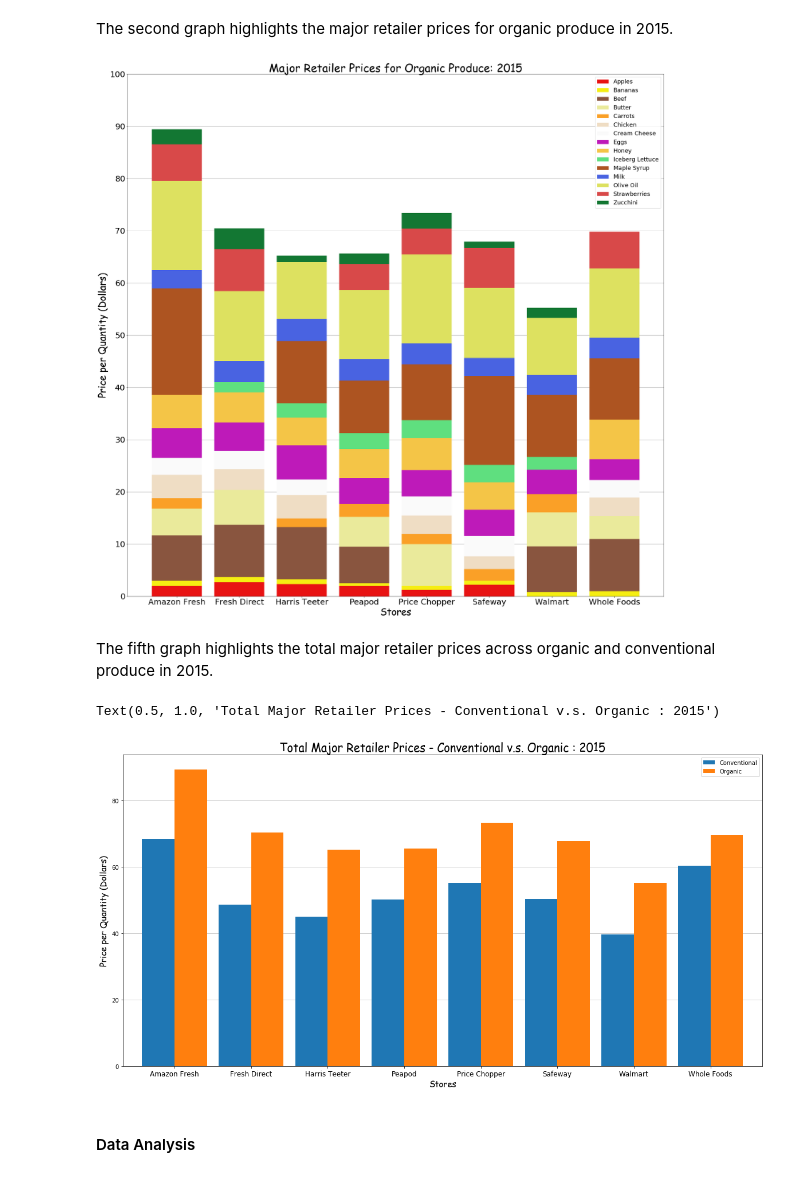
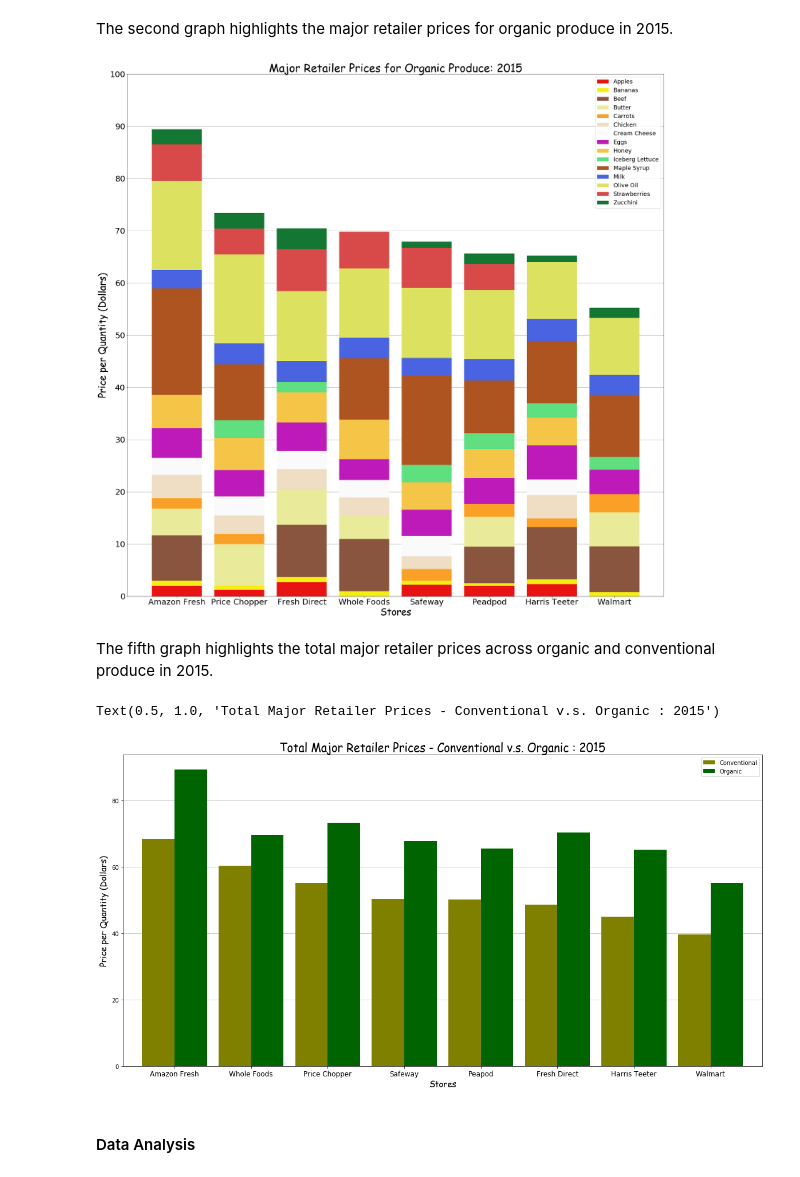
Before and after one commit to alswilli/CMPS-184-Final-Project, a Jupyter notebook: Is Organic Food worth it.ipynb, the cells around one changed output. Saved outputs shown, nothing was run; the diff lists cells and outputs as text; code cells hidden in the pictures.

Commit message:
data also formatted more

```diff
--- a/Is Organic Food worth it.ipynb
+++ b/Is Organic Food worth it.ipynb
@@ -407,10 +395,12 @@ We only desire certain rows for graphing, so we create a new containing only tho
 final_rows = []
 totalRow = cleaned_rows[18]
 extraRow = cleaned_rows[19]
+strepRow = cleaned_rows[13]
 
-for row in cleaned_rows[1:18]:
+for row in cleaned_rows[1:13]:
     final_rows.append(row)
-# final_rows
+for row in cleaned_rows[14:18]:
+    final_rows.append(row)
 # %% [markdown]
 To finish, we separate out the necessary data for graphing and create a data frame containing the separated data.
 # %%
@@ -549,11 +550,11 @@ commodity.append(dfPesticide2015['Commodity'].values)
 commodity.append(dfPesticide2016['Commodity'].values)
 commodity.append(dfPesticide2017['Commodity'].values)
 
-numDefects.append(dfPesticide2013['Number of Samples with Detects'].values)
-numDefects.append(dfPesticide2014['Number of Samples with Detects'].values)
-numDefects.append(dfPesticide2015['Number of Samples with Detects'].values)
-numDefects.append(dfPesticide2016['Number of Samples with Detects'].values)
-numDefects.append(dfPesticide2017['Number of Samples with Detects'].values)
+numDetects.append(dfPesticide2013['Number of Samples with Detects'].values)
+numDetects.append(dfPesticide2014['Number of Samples with Detects'].values)
+numDetects.append(dfPesticide2015['Number of Samples with Detects'].values)
+numDetects.append(dfPesticide2016['Number of Samples with Detects'].values)
+numDetects.append(dfPesticide2017['Number of Samples with Detects'].values)
 # %%
 count = 0
 yearNum = 2012
@@ -561,25 +562,19 @@ posDets = 0
 posDetsHarm = 0
 posDetsDict = {}
 posDetsDictHarm = {}
-# types = []
 
 for year in pesticideNames:
     yearNum += 1
     for index, name in enumerate(year):
-        if float(numDefects[count][index]) > 0:
+        if float(numDetects[count][index]) > 0:
             key = name + ", " + commodity[count][index] + ", " + str(yearNum)
             posDetsDict[key] = maxDet[count][index]
             posDets += 1
-#             if EPA[count][index] not in types:
-#                 types.append(EPA[count][index])
             if pp[count][index] == 'M' and str(EPA[count][index]) != 'nan':
                 if EPA[count][index] == 'NT':
-#                     print(maxDet[count][index])
                     if float(maxDet[count][index]) > 0:
                         posDetsDictHarm[key] = maxDet[count][index]
                         posDetsHarm += 1
-#                 elif EPA[count][index] is int:
-#                     print('b: ' + EPA[count][index])
                 elif 'AL' in EPA[count][index]:
                     EPA[count][index] = EPA[count][index].replace(' AL', '')
                     EPA[count][index] = float(EPA[count][index])
@@ -598,23 +593,16 @@ for year in pesticideNames:
                     while idx < length:
                         num2 = num2 + EPA[count][index][idx]
                         idx += 1
-#                     print(num1 + " and " +  num2)
                     total = float(num1) / float(num2)
-#                     print(total)
                     if float(maxDet[count][index]) > total:
                         posDetsDictHarm[key] = maxDet[count][index]
                         posDetsHarm += 1
-#                     print(EPA[count][index])
                 elif 'EX' != EPA[count][index]:
                     if 'EX3' != EPA[count][index]:
-#                         print(EPA[count][index])
                         d = float(EPA[count][index])
                         if float(maxDet[count][index]) > d:
                             posDetsDictHarm[key] = maxDet[count][index]
                             posDetsHarm += 1
-
-
-
     count += 1
 # %%
 #nan, NT, 0.03 AL, EX, EX3
@@ -1785,6 +1411,8 @@ plt.legend(produce, loc='best', fontsize=18)
 # %% [markdown]
 The second graph highlights the major retailer prices for organic produce in 2015.
 # %%
+stores = ['Amazon Fresh', 'Price Chopper', 'Fresh Direct', 'Whole Foods', 'Safeway', 'Peadpod', 'Harris Teeter', 'Walmart']
+
 p1 = plt.bar(stores, applesOrgb, color = '#E81313', zorder = 3)
 p2 = plt.bar(stores, bananasOrgb, bottom=applesOrgb, color = '#F5EE12', zorder = 3)
 p3 = plt.bar(stores, beefOrgb, bottom=[i+j for i,j in zip(applesOrgb, bananasOrgb)], color = '#89553F', zorder = 3)
@@ -1801,32 +1429,28 @@ p13 = plt.bar(stores, oliveOilOrgb, bottom=[i+j+k+l+m+n+o+p+q+r+s+t for i,j,k,l,
 p14 = plt.bar(stores, strawberriesOrgb, bottom=[i+j+k+l+m+n+o+p+q+r+s+t+u for i,j,k,l,m,n,o,p,q,r,s,t,u in zip(applesOrgb, bananasOrgb, beefOrgb, butterOrgb, carrotsOrgb, chickenOrgb, creamCheeseOrgb, eggsOrgb, honeyOrgb, icebergLettuceOrgb, mapleSyrupOrgb, milkOrgb, oliveOilOrgb)], color = '#D84949', zorder = 3)
 p15 = plt.bar(stores, zucchiniOrgb, bottom=[i+j+k+l+m+n+o+p+q+r+s+t+u+v for i,j,k,l,m,n,o,p,q,r,s,t,u,v in zip(applesOrgb, bananasOrgb, beefOrgb, butterOrgb, carrotsOrgb, chickenOrgb, creamCheeseOrgb, eggsOrgb, honeyOrgb, icebergLettuceOrgb, mapleSyrupOrgb, milkOrgb, oliveOilOrgb, strawberriesOrgb)], color = '#137733', zorder = 3)
 
-# fig, ax = plt.subplots()
-# # df = pd.DataFrame({'A':26, 'B':20}, index=['N'])
-# df1Conv.plot(kind='bar', ax=ax, figsize=(20, 10), width=0.85, zorder=3)
 plt.xlabel("Stores", fontname='Comic Sans MS', fontsize=30)
 plt.ylabel("Price per Quantity (Dollars)", fontname='Comic Sans MS', fontsize=30)
 plt.xticks(fontsize=25)
 plt.yticks(tens, fontsize=25)
 plt.grid(axis='y', alpha = 0.4, color = 'black', zorder = 3)
-# plt.xaxis.grid(False)
 plt.title('Major Retailer Prices for Organic Produce: 2015', fontname='Comic Sans MS', fontsize=35)
 plt.legend(produce, loc='best', fontsize=18)
 plt.rcParams['figure.figsize'] = [30, 30]
 # %% [output]
-[figure, old version]
+[figure, new version]
 # %% [markdown]
 The fifth graph highlights the total major retailer prices across organic and conventional produce in 2015.
 # %%
 fig, ax = plt.subplots()
-dfDiff.plot(kind='bar', ax=ax, figsize=(20, 10), width=0.85, zorder = 3)
+dfDiff.plot(kind='bar', ax=ax, figsize=(20, 10), width=0.85, zorder = 3, color = ["#808000", "#006400"])
 ax.set_xlabel("Stores", fontname='Comic Sans MS', fontsize=15)
 ax.set_ylabel("Price per Quantity (Dollars)", fontname='Comic Sans MS', fontsize=15)
 ax.grid(alpha = 0.25, color = 'black', zorder = 0)
 ax.xaxis.grid(False)
 plt.xticks(fontsize = 12, rotation = 0)
 plt.xticks(fontsize = 12, rotation = 0)
 plt.title('Total Major Retailer Prices - Conventional v.s. Organic : 2015', fontname='Comic Sans MS', fontsize=20)
 # %% [output]
 Text(0.5, 1.0, 'Total Major Retailer Prices - Conventional v.s. Organic : 2015')
-[figure, old version]
+[figure, new version]
```
Also changed, not shown: parts of 60 cells of this notebook.
